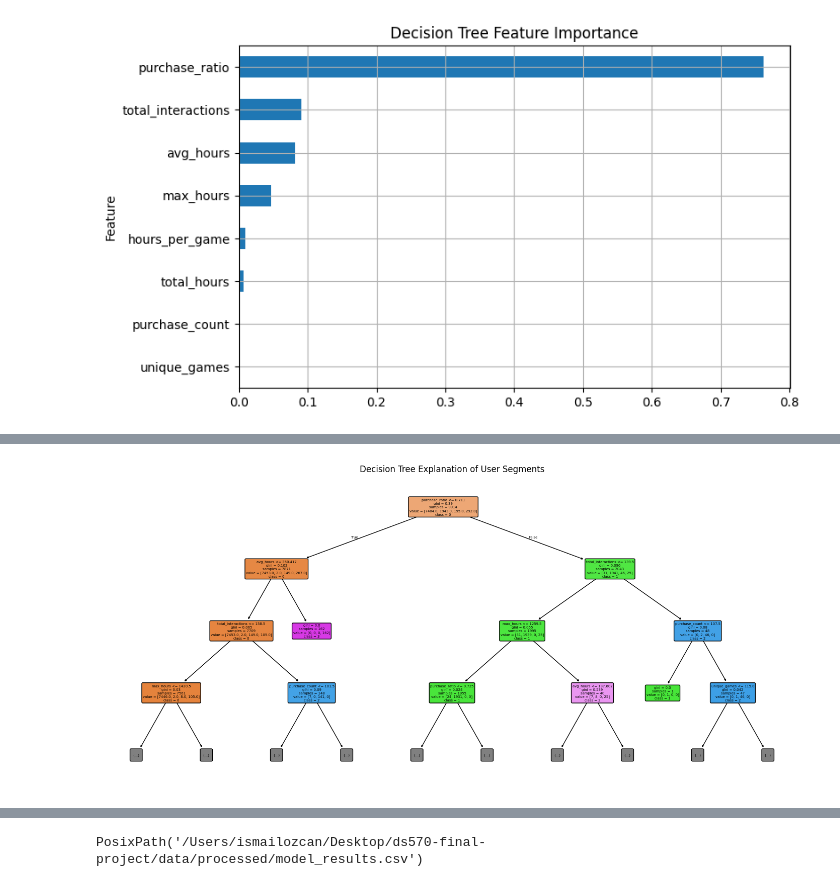
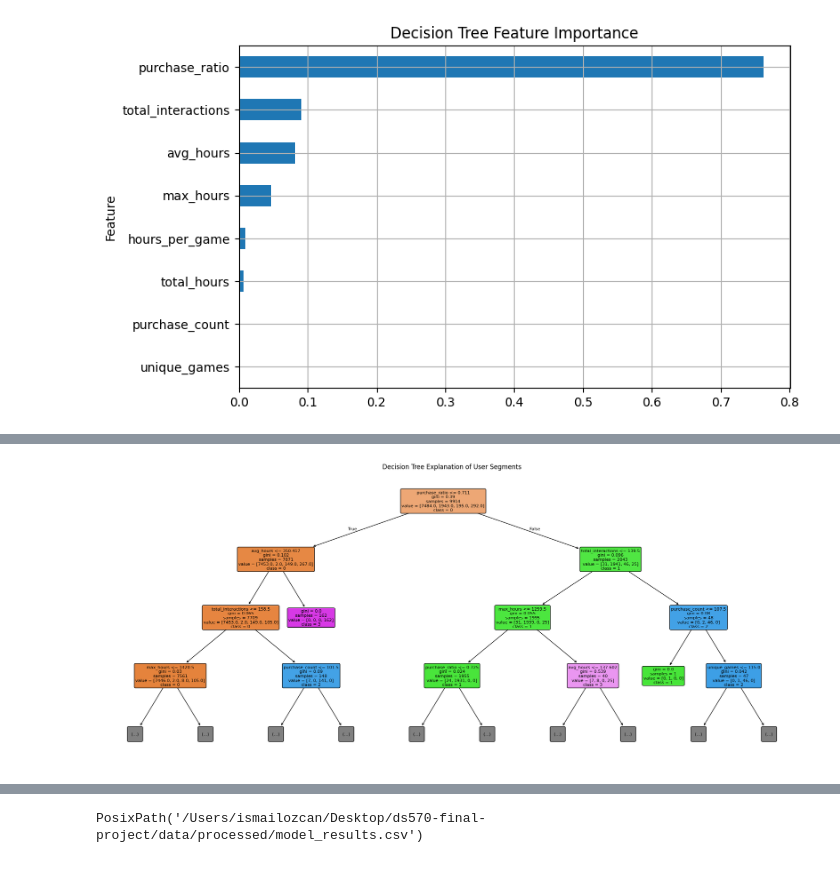
Before and after one commit to ismailozcan1/ds570-final-project, a Jupyter notebook: notebooks/03_modeling_and_evaluation.ipynb, the cells around one changed output, grey strips where cells are left out. Cells and saved outputs as stored; diff of their text form; code cells hidden in the pictures.

Commit message:
Refine modeling evaluation and interpretation

```diff
--- a/notebooks/03_modeling_and_evaluation.ipynb
+++ b/notebooks/03_modeling_and_evaluation.ipynb
@@ -220,26 +213,0 @@ Since the cluster labels are imbalanced, I use StratifiedKFold to keep the clust
-# %%
-cv = StratifiedKFold(
-    n_splits=5,
-    shuffle=True,
-    random_state=570
-)
-
-cv_results = []
-
-for model_name, model in models.items():
-    scores = cross_val_score(
-        model,
-        X,
-        y,
-        cv=cv,
-        scoring="f1_weighted"
-    )
-
-    cv_results.append({
-        "Model": model_name,
-        "CV Mean F1": scores.mean(),
-        "CV Std F1": scores.std()
-    })
-
-cv_results_df = pd.DataFrame(cv_results)
-cv_results_df.sort_values("CV Mean F1", ascending=False)
@@ -418,16 +414,17 @@ A shallow tree is easier to read and helps explain the main decision rules behin
 # %%
-plt.figure(figsize=(18, 8))
+plt.figure(figsize=(24, 10))
 
 plot_tree(
     tree_model,
     feature_names=feature_columns,
-    class_names=[str(c) for c in sorted(y.unique())],
+    class_names=[str(label) for label in sorted(y.unique())],
     filled=True,
     rounded=True,
-    max_depth=3
+    max_depth=3,
+    fontsize=8
 )
 
 plt.title("Decision Tree Explanation of User Segments")
 plt.show()
 # %% [output]
-[figure, old version]
+[figure, new version]
```
Also changed, not shown: parts of 30 cells of this notebook.
